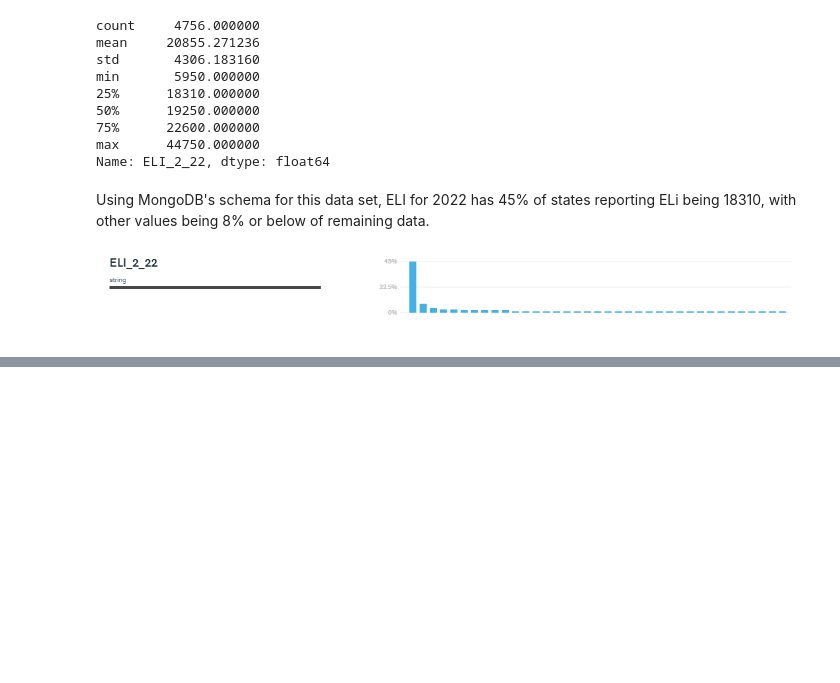
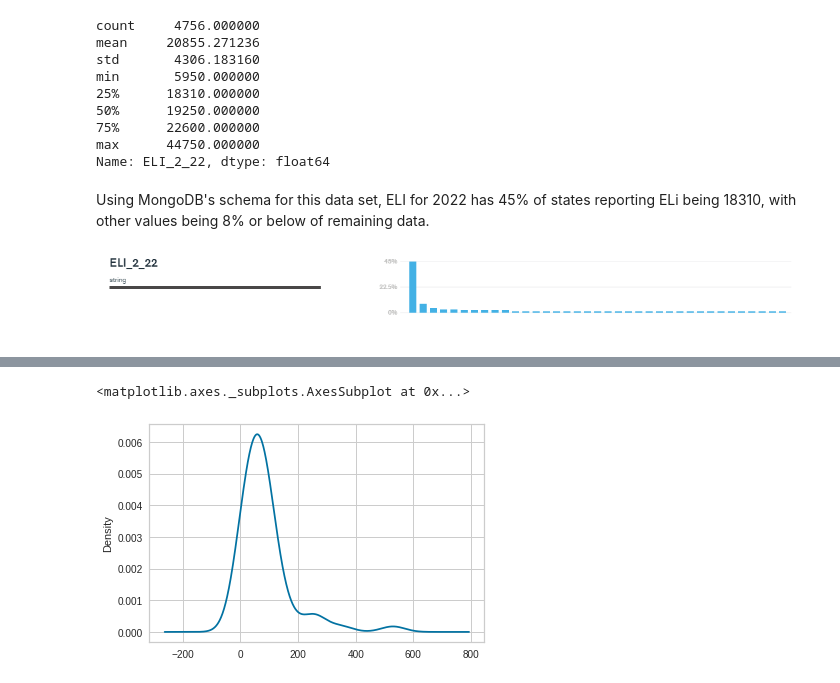
Before and after one commit to shumph10/Housing_Assistance_Analysis, a Jupyter notebook: ML_joined_df.ipynb, the cells around one changed output, grey strips where cells are left out. Drawn from its saved outputs; the diff is of its cells as text; code cells hidden in the pictures; blank space fills up the shorter version.

```diff
--- a/ML_joined_df.ipynb
+++ b/ML_joined_df.ipynb
@@ -205,0 +264,3 @@ Using MongoDB's schema for this data set, ELI for 2022 has 45% of states reporti
+# %%
+state_code_count = new_rent_df['state'].value_counts()
+state_code_count
@@ -205,0 +285,5 @@ Using MongoDB's schema for this data set, ELI for 2022 has 45% of states reporti
+# %%
+state_code_count.plot.density()
+# %% [output]
+<matplotlib.axes._subplots.AxesSubplot at 0x...>
+[figure, added]
```
Also changed, not shown: parts of 27 cells of this notebook.
